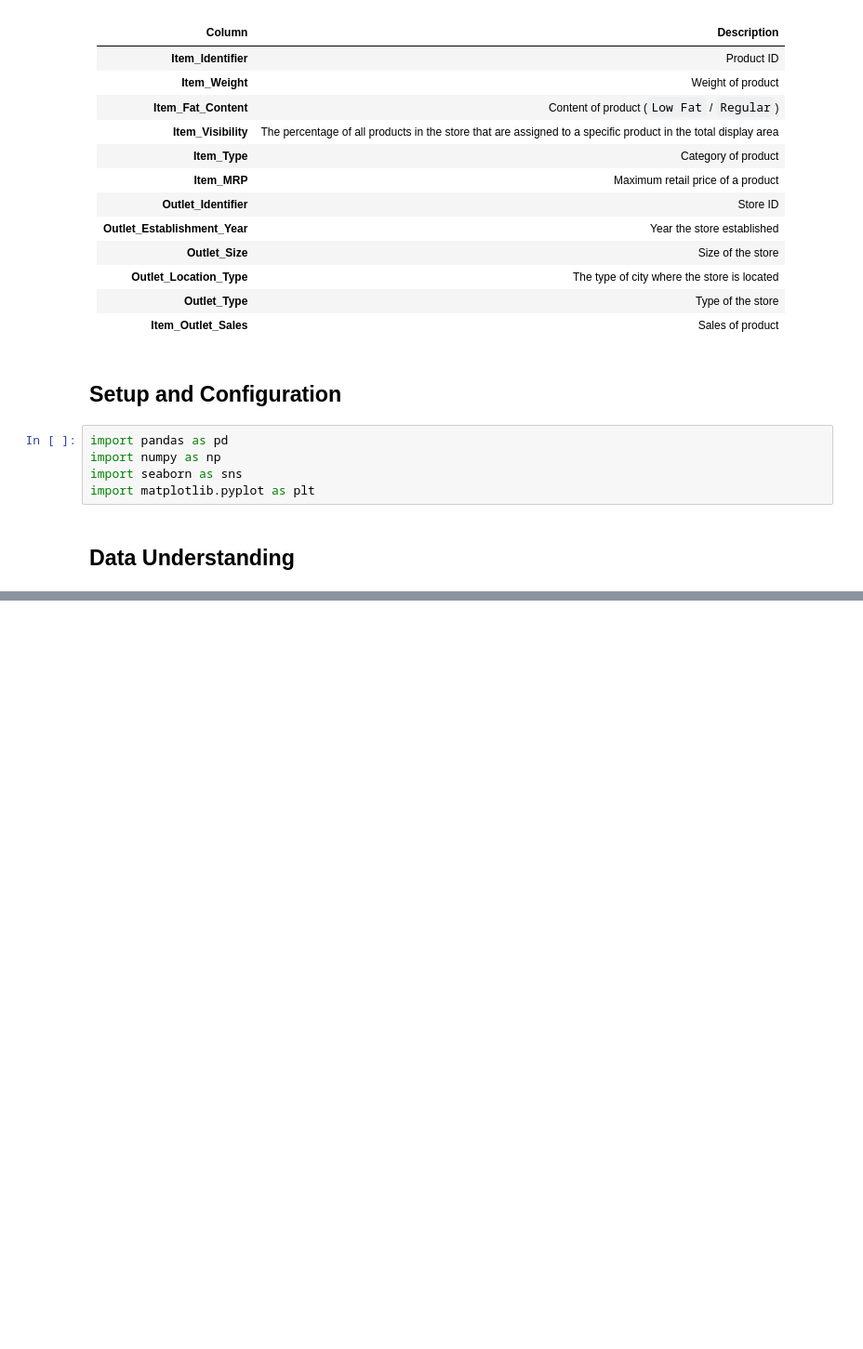
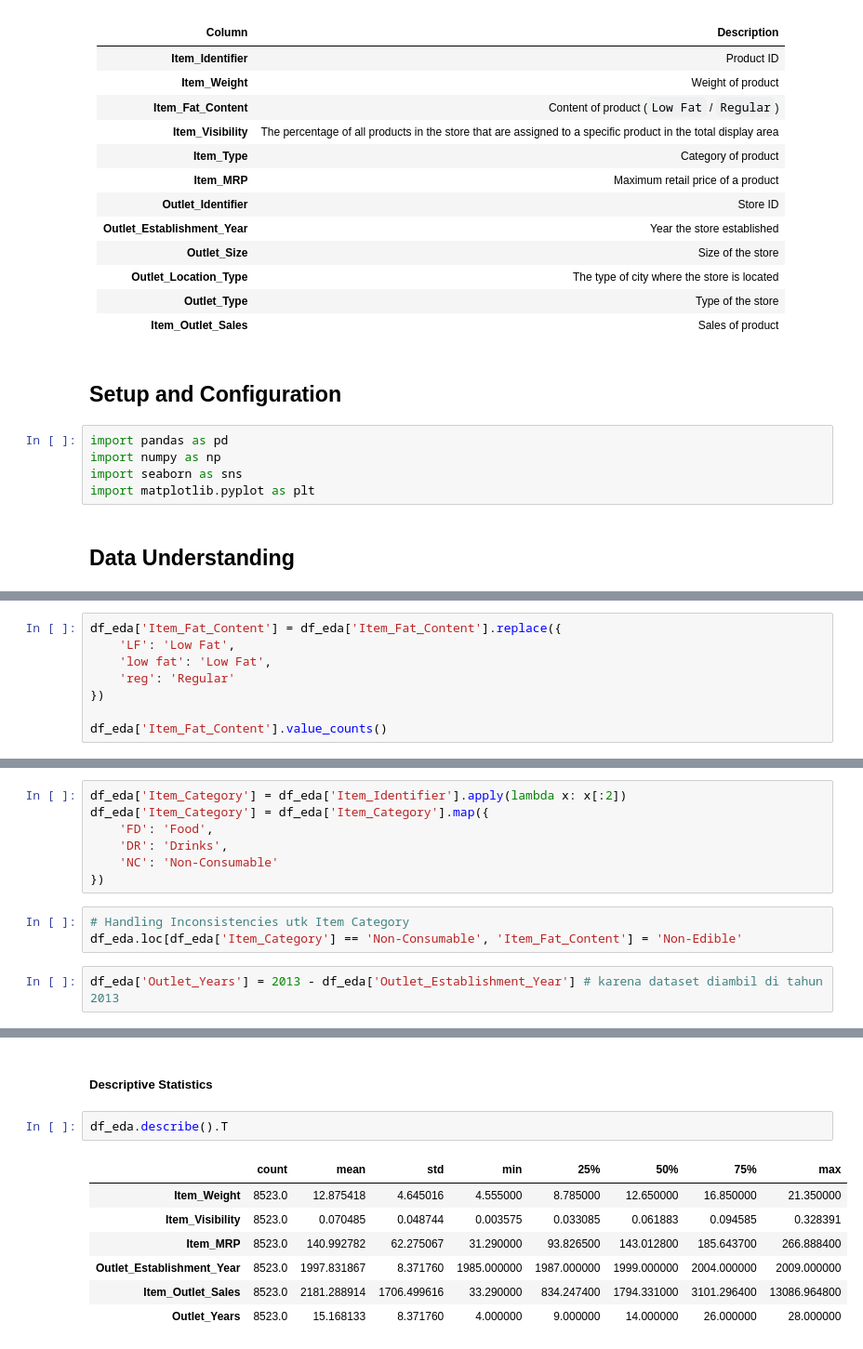
Before and after one commit to felliciaangela/data-analytics-group-2, a Jupyter notebook: code.ipynb, the cells around one changed output, grey strips where cells are left out. Shown at 93% size. Drawn from its saved outputs; the diff is of its cells as text; blank space fills up the shorter version.

```diff
--- a/code.ipynb
+++ b/code.ipynb
@@ -30,0 +230,8 @@ import matplotlib.pyplot as plt
+# %%
+df_eda['Item_Fat_Content'] = df_eda['Item_Fat_Content'].replace({
+    'LF': 'Low Fat',
+    'low fat': 'Low Fat',
+    'reg': 'Regular'
+})
+
+df_eda['Item_Fat_Content'].value_counts()
@@ -30,0 +267,12 @@ import matplotlib.pyplot as plt
+# %%
+df_eda['Item_Category'] = df_eda['Item_Identifier'].apply(lambda x: x[:2])
+df_eda['Item_Category'] = df_eda['Item_Category'].map({
+    'FD': 'Food',
+    'DR': 'Drinks',
+    'NC': 'Non-Consumable'
+})
+# %%
+# Handling Inconsistencies utk Item Category
+df_eda.loc[df_eda['Item_Category'] == 'Non-Consumable', 'Item_Fat_Content'] = 'Non-Edible'
+# %%
+df_eda['Outlet_Years'] = 2013 - df_eda['Outlet_Establishment_Year'] # karena dataset diambil di tahun 2013
@@ -30,0 +327,12 @@ import matplotlib.pyplot as plt
+# %% [markdown]
+##### Descriptive Statistics
+# %%
+df_eda.describe().T
+# %% [output]
+|  | count | mean | std | min | 25% | 50% | 75% | max |
+| Item_Weight | 8523.0 | 12.875418 | 4.645016 | 4.555000 | 8.785000 | 12.650000 | 16.850000 | 21.350000 |
+| Item_Visibility | 8523.0 | 0.070485 | 0.048744 | 0.003575 | 0.033085 | 0.061883 | 0.094585 | 0.328391 |
+| Item_MRP | 8523.0 | 140.992782 | 62.275067 | 31.290000 | 93.826500 | 143.012800 | 185.643700 | 266.888400 |
+| Outlet_Establishment_Year | 8523.0 | 1997.831867 | 8.371760 | 1985.000000 | 1987.000000 | 1999.000000 | 2004.000000 | 2009.000000 |
+| Item_Outlet_Sales | 8523.0 | 2181.288914 | 1706.499616 | 33.290000 | 834.247400 | 1794.331000 | 3101.296400 | 13086.964800 |
+| Outlet_Years | 8523.0 | 15.168133 | 8.371760 | 4.000000 | 9.000000 | 14.000000 | 26.000000 | 28.000000 |
```
Also changed, not shown: parts of 47 cells of this notebook, 2 other files.
